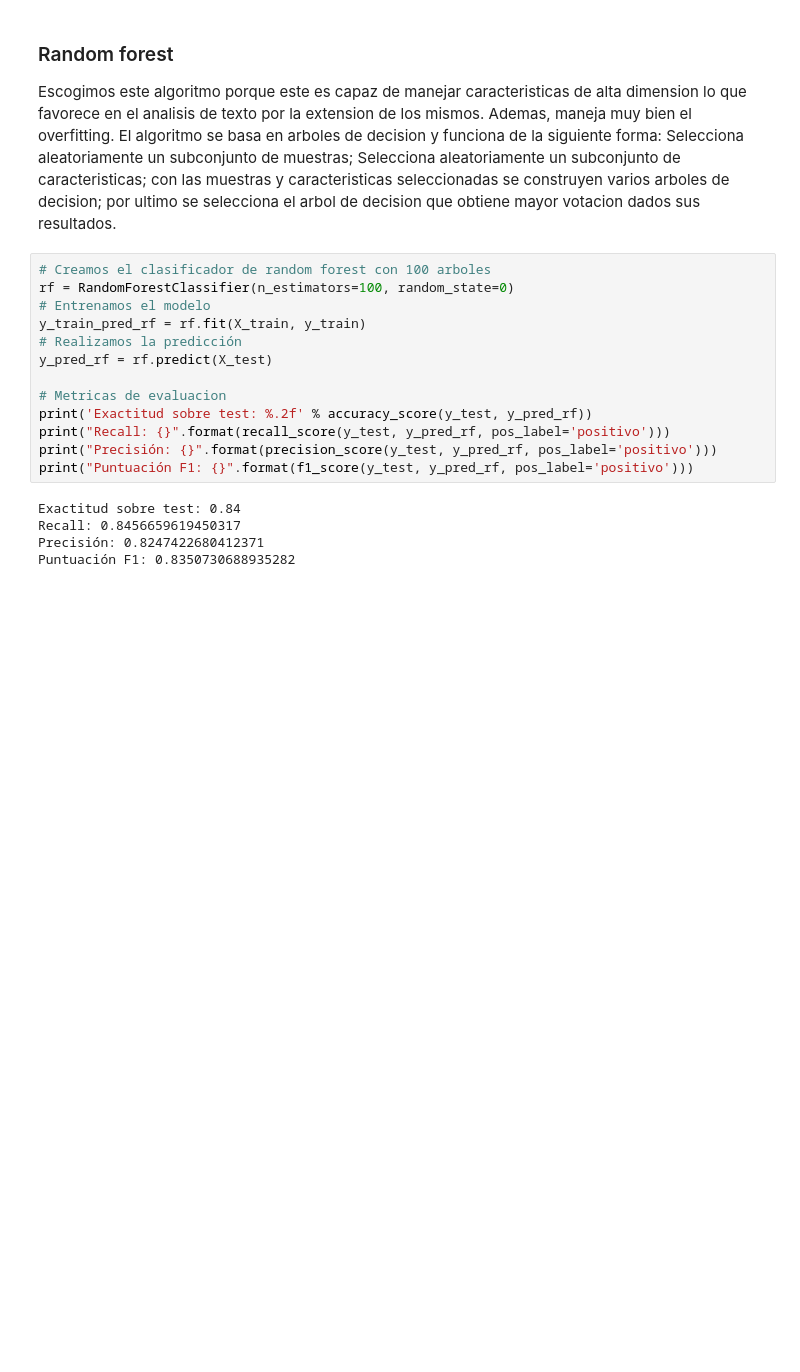
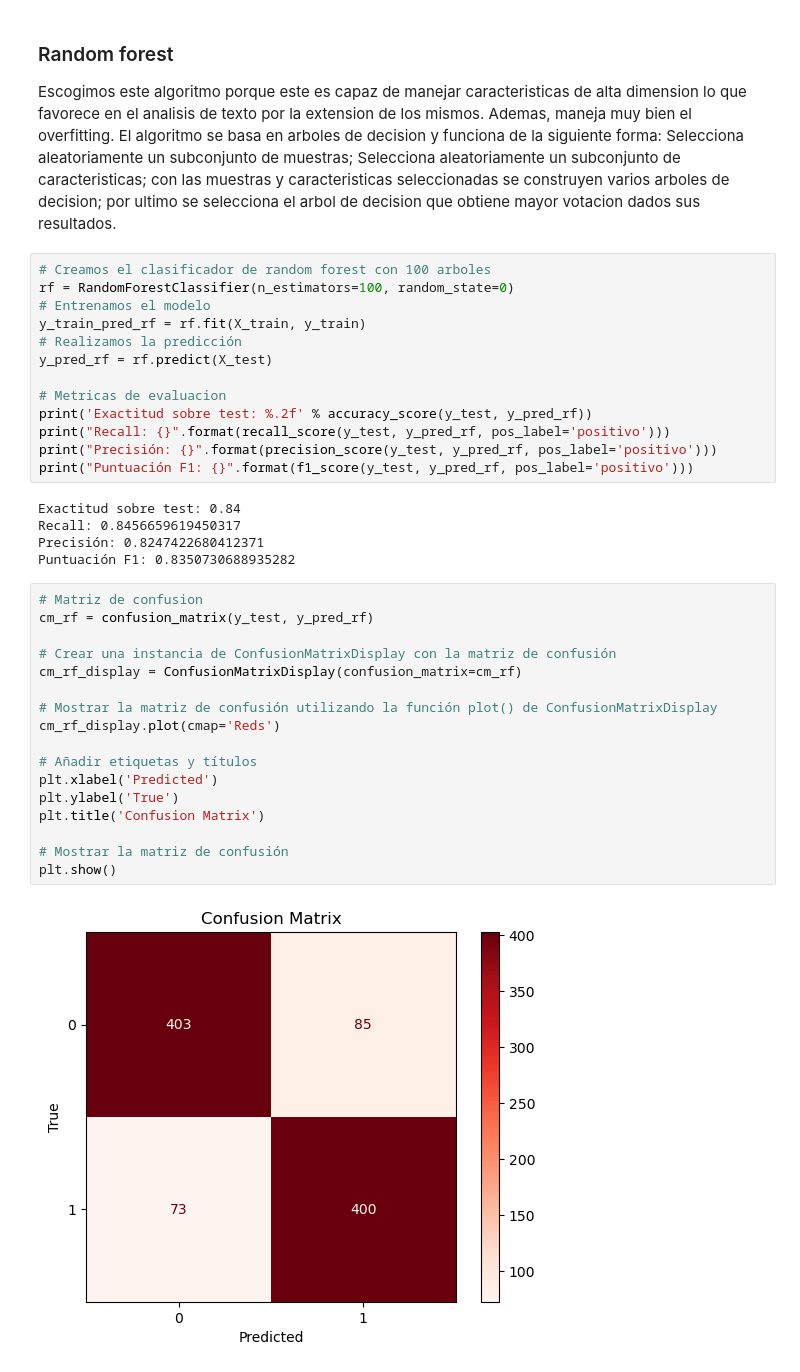
Before and after one commit to DanielOsorio01/ISIS3301-G4-Movie-Sentiment-Analysis, a Jupyter notebook: sentimentAnalysis.ipynb, the cells around one changed output. Saved outputs shown, nothing was run; the diff lists cells and outputs as text; blank space fills up the shorter version.

Commit message:
Matriz de confusion hecha

```diff
--- a/sentimentAnalysis.ipynb
+++ b/sentimentAnalysis.ipynb
@@ -212,3 +212,22 @@ Exactitud sobre test: 0.84
 Recall: 0.8456659619450317
 Precisión: 0.8247422680412371
 Puntuación F1: 0.8350730688935282
+# %%
+# Matriz de confusion
+cm_rf = confusion_matrix(y_test, y_pred_rf)
+
+# Crear una instancia de ConfusionMatrixDisplay con la matriz de confusión
+cm_rf_display = ConfusionMatrixDisplay(confusion_matrix=cm_rf)
+
+# Mostrar la matriz de confusión utilizando la función plot() de ConfusionMatrixDisplay
+cm_rf_display.plot(cmap='Reds')
+
+# Añadir etiquetas y títulos
+plt.xlabel('Predicted')
+plt.ylabel('True')
+plt.title('Confusion Matrix')
+
+# Mostrar la matriz de confusión
+plt.show()
+# %% [output]
+[figure, added]
```
